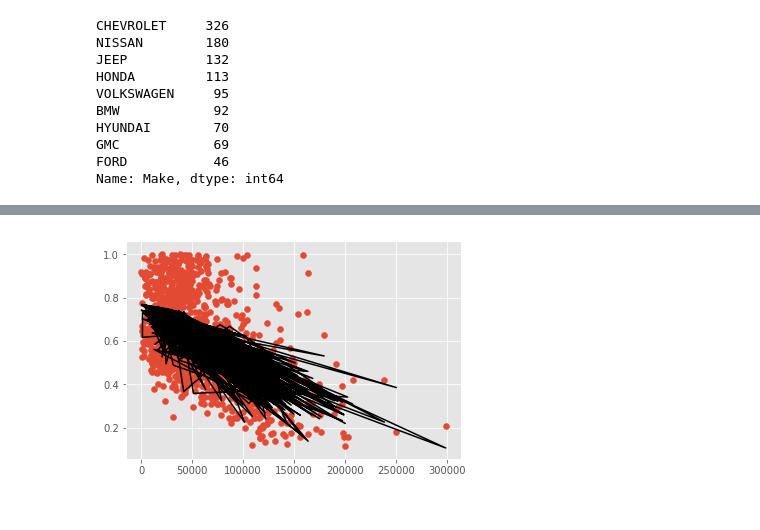
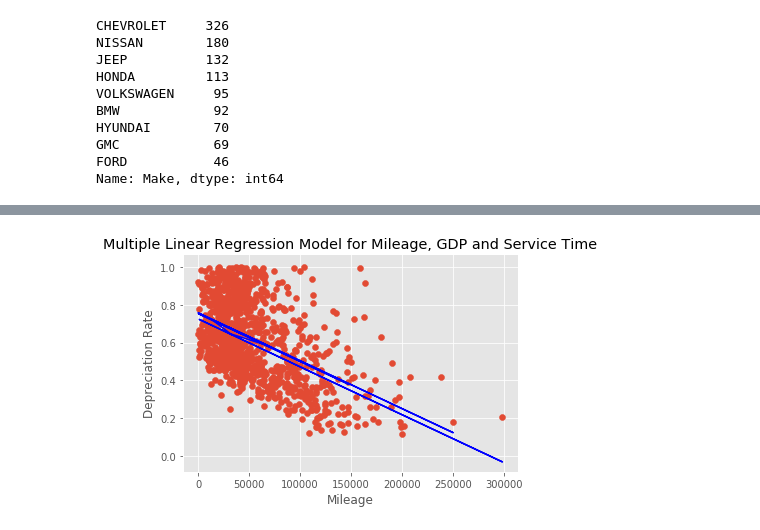
Before and after one commit to ZhuoShan/INFO370FinalProject, a Jupyter notebook: FinalPlot.ipynb, the cells around one changed output, grey strips where cells are left out. Drawn from its saved outputs; the diff is of its cells as text; code cells hidden in the pictures.

```diff
--- a/FinalPlot.ipynb
+++ b/FinalPlot.ipynb
@@ -105,5 +46,6 @@ Warnings:
 strong multicollinearity or other numerical problems.
 # %%
-X = FinalData[['Mileage', 'Gdp']]
+X = FinalData[['Mileage', 'Gdp', 'serviceTime']]
 X = sm.add_constant(X)
 Multi_lm2 = sm.OLS(FinalData.DepreciationRate, X).fit()
+print(Multi_lm2.summary())
@@ -109,0 +70,5 @@ Multi_lm2 = sm.OLS(FinalData.DepreciationRate, X).fit()
+# %%
+gdpFS = FinalData['Gdp']
+gdpFS = sm.add_constant(gdpFS)
+Multi_lmGDP = sm.OLS(FinalData.DepreciationRate, gdpFS).fit()
+print(Multi_lmGDP.summary())
@@ -109,0 +93,5 @@ Multi_lm2 = sm.OLS(FinalData.DepreciationRate, X).fit()
+# %%
+milFS = FinalData[['Mileage', 'Gdp']]
+milFS = sm.add_constant(milFS)
+Multi_lmMIL = sm.OLS(FinalData.DepreciationRate, milFS).fit()
+print(Multi_lmMIL.summary())
@@ -109,0 +116,5 @@ Multi_lm2 = sm.OLS(FinalData.DepreciationRate, X).fit()
+# %%
+STFS = FinalData['Gdp']
+STFS = sm.add_constant(STFS)
+Multi_lmST = sm.OLS(FinalData.DepreciationRate, STFS).fit()
+print(Multi_lmST.summary())
@@ -190,6 +230,9 @@ plt.show()
 # %%
 plt.scatter(FinalData.Mileage,FinalData.DepreciationRate)
-plt.plot(FinalData.Mileage, Multi_lm3.predict(), c = 'black')
+plt.plot(FinalData.Mileage, Multi_lm3.predict(), c = 'blue')
+plt.title('Multiple Linear Regression Model for Mileage, GDP and Service Time')
+plt.xlabel('Mileage')
+plt.ylabel('Depreciation Rate')
 plt.show()
 # %% [output]
-[figure, old version]
+[figure, new version]
```
Also changed, not shown: parts of 14 cells of this notebook.
